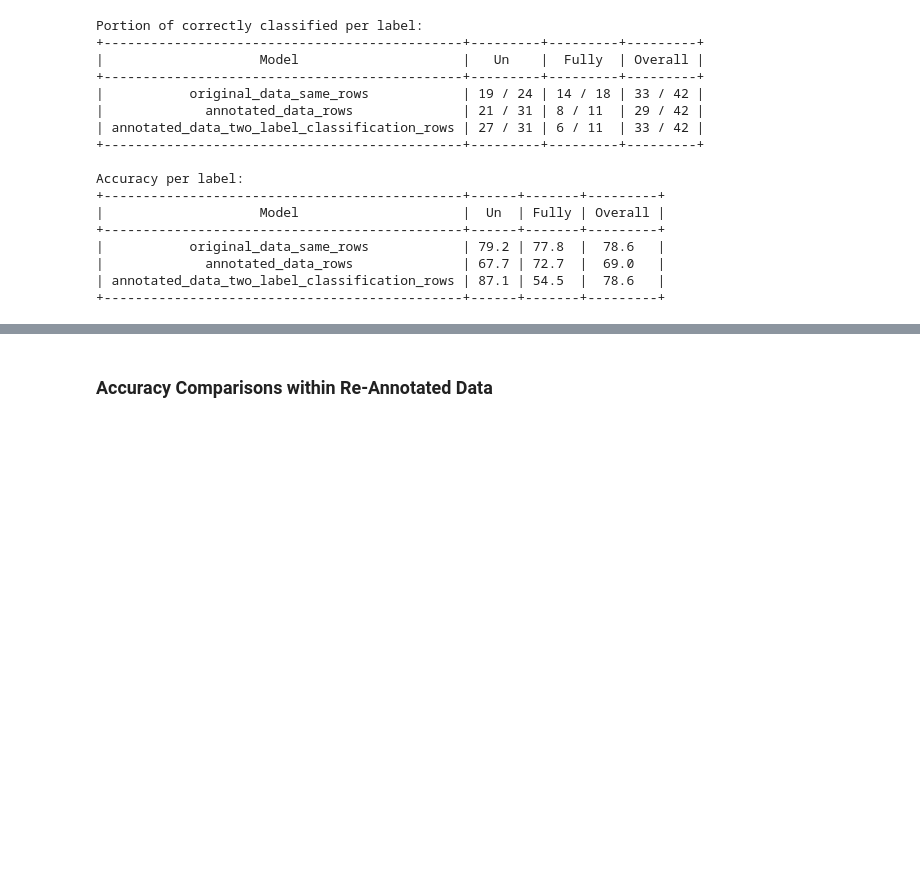
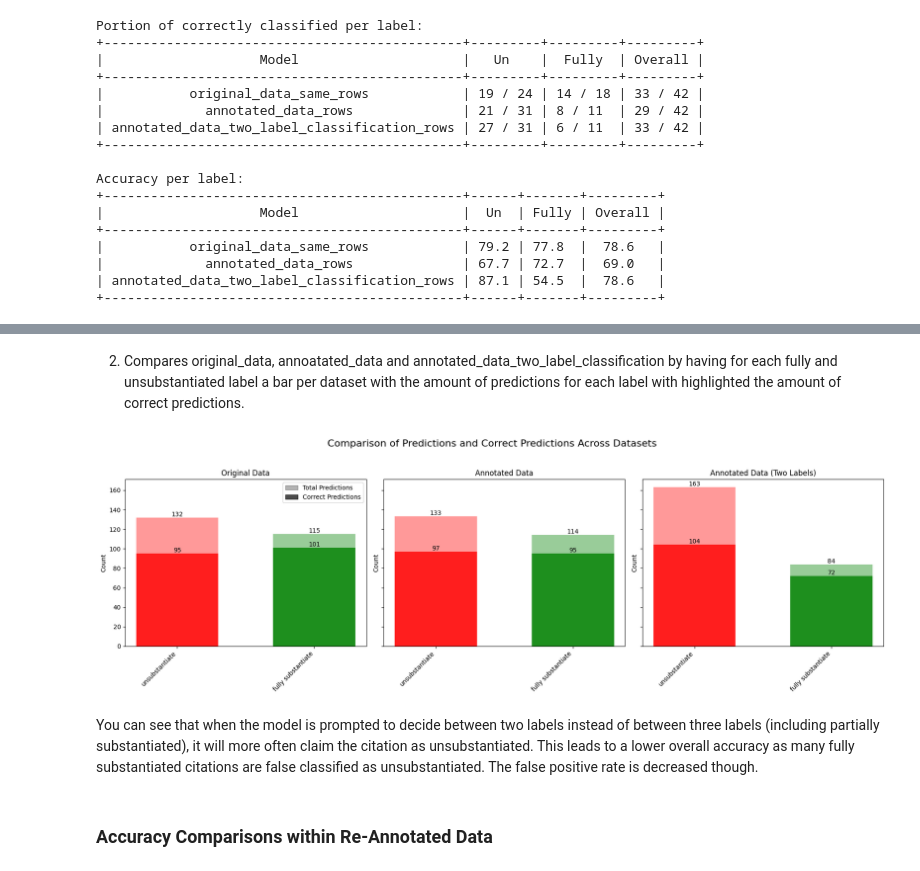
Before and after one commit to insabelter/automated-citation-verification, a Jupyter notebook: notebooks/10_result_visualisation_annotated.ipynb, the cells around one changed output, grey strips where cells are left out. Saved outputs shown, nothing was run; the diff lists cells and outputs as text; code cells hidden in the pictures; blank space fills up the shorter version.

```diff
--- a/notebooks/10_result_visualisation_annotated.ipynb
+++ b/notebooks/10_result_visualisation_annotated.ipynb
@@ -461,3 +523,77 @@ Two bar plots:
+# %% [markdown]
+2. Compares original_data, annoatated_data and annotated_data_two_label_classification by having for each fully and unsubstantiated label a bar per dataset with the amount of predictions for each label with highlighted the amount of correct predictions.
+# %%
+def get_preds_and_correct_preds(df):
+    return {
+    "unsubstantiate": {
+        "preds": count_preds_for_label(df['results']["two_labels"]["type_predictions"], "unsubstantiate"),
+        "correct_preds": df['results']["two_labels"]["type_predictions"]["unsubstantiate"]["unsubstantiate"],
+    },
+    "fully substantiate": {
+        "preds": count_preds_for_label(df['results']["two_labels"]["type_predictions"], "fully substantiate"),
+        "correct_preds": df['results']["two_labels"]["type_predictions"]["fully substantiate"]["fully substantiate"],
+    },
+}
+
+dist_preds_original = get_preds_and_correct_preds(dfs_info['df_prev'])
+
+dist_preds_annotated = get_preds_and_correct_preds(dfs_info['df_annot'])
+
+dist_preds_annotated_two_labels = get_preds_and_correct_preds(dfs_info['df_annot_two_labels'])
+# %%
+import matplotlib.patches as mpatches
+
+# Data for the bar plots
+data_dicts = [dist_preds_original, dist_preds_annotated, dist_preds_annotated_two_labels]
+titles = ["Original Data", "Annotated Data", "Annotated Data (Two Labels)"]
+
+# Colors for the bars
+colors = {'unsubstantiate': 'red', 'fully substantiate': 'green'}
+
+# Create subplots
+fig, axes = plt.subplots(1, 3, figsize=(18, 6), sharey=True)
+
+# Add a heading above all diagrams
+fig.suptitle("Comparison of Predictions and Correct Predictions Across Datasets", fontsize=16)
+
+# Fixed bar width
+bar_width = 0.6
+
+# Plot each dictionary
+for ax, data, title in zip(axes, data_dicts, titles):
+    labels = list(data.keys())
+    total_preds = [data[label]['preds'] for label in labels]
+    correct_preds = [data[label]['correct_preds'] for label in labels]
+
+    # Plot total predictions
+    bars_total = ax.bar(labels, total_preds, color=[colors[label] for label in labels], alpha=0.4, width=bar_width, label='Total Predictions')
+
+    # Plot correct predictions
+    bars_correct = ax.bar(labels, correct_preds, color=[colors[label] for label in labels], alpha=0.8, width=bar_width, label='Correct Predictions')
+
+    ax.set_title(title)
+    ax.set_ylabel("Count")
+    ax.set_xticks(range(len(labels)))
+    ax.set_xticklabels(labels, rotation=45, ha="right")
+
+    # Add number values above each bar
+    for bar, total, correct in zip(bars_total, total_preds, correct_preds):
+        ax.text(bar.get_x() + bar.get_width() / 2, total, f'{total}', ha='center', va='bottom', fontsize=10)
+        ax.text(bar.get_x() + bar.get_width() / 2, correct, f'{correct}', ha='center', va='bottom', fontsize=10, color='black')
+
+# Add legend with gray color
+legend_handles = [
+    mpatches.Patch(color='black', alpha=0.3, label='Total Predictions'),
+    mpatches.Patch(color='black', alpha=0.7, label='Correct Predictions')
+]
+axes[0].legend(handles=legend_handles, loc='upper right')
+
+plt.tight_layout(rect=[0, 0, 1, 0.95])  # Adjust layout to fit the heading
+plt.show()
+# %% [output]
+[figure, added]
+# %% [markdown]
+You can see that when the model is prompted to decide between two labels instead of between three labels (including partially substantiated), it will more often claim the citation as unsubstantiated. This leads to a lower overall accuracy as many fully substantiated citations are false classified as unsubstantiated. The false positive rate is decreased though.
 # %% [markdown]
 ### Accuracy Comparisons within Re-Annotated Data
 # %% [markdown]
```
Also changed, not shown: parts of 4 cells of this notebook, 1 other file.
